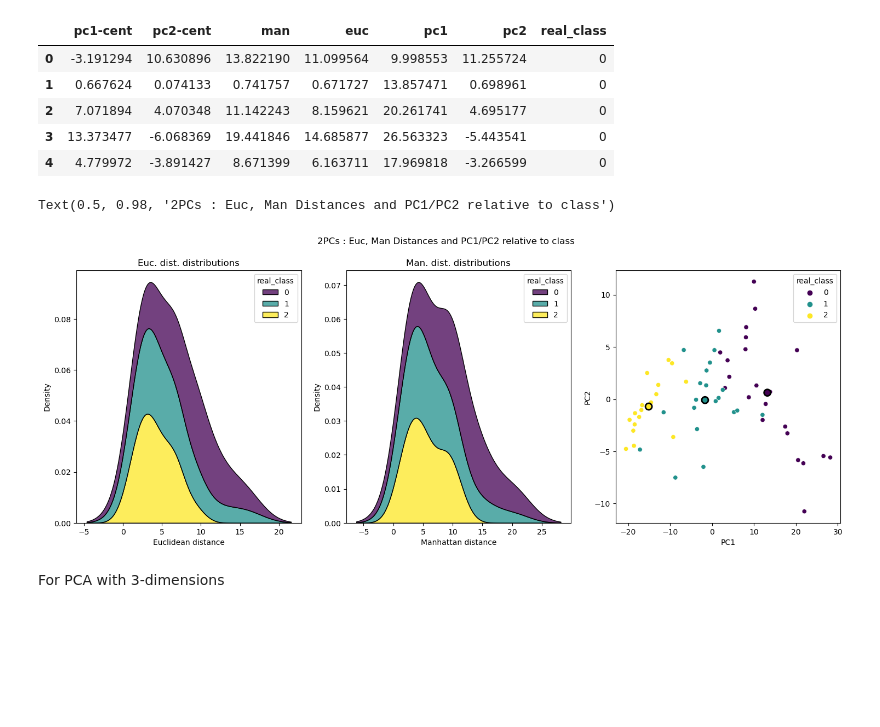
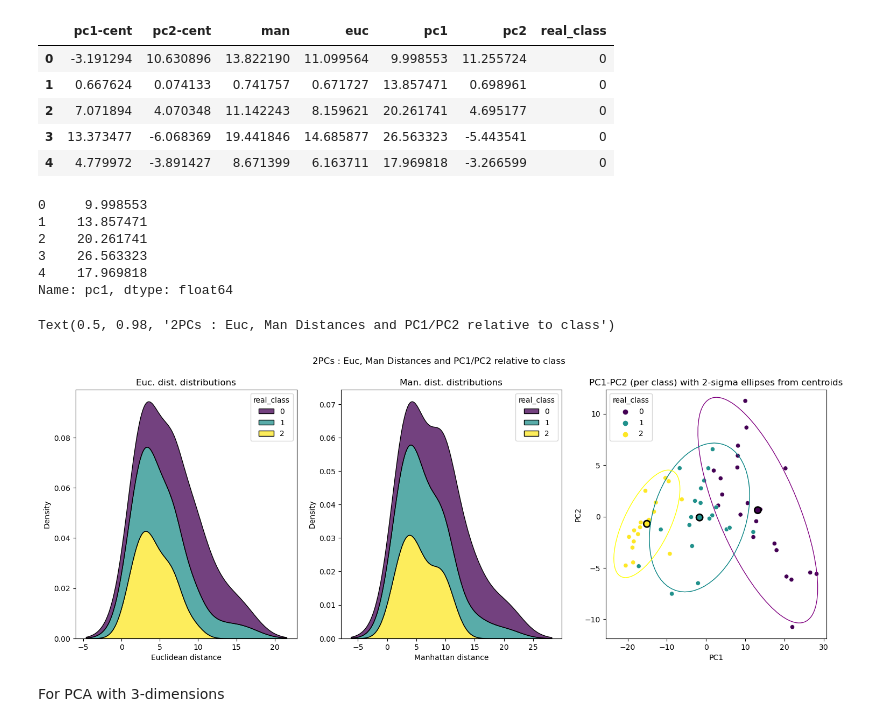
Before and after one commit to simlal/data-mining-assignments_bin710, a Jupyter notebook: dev1/tp1.ipynb, the cells around one changed output. Drawn from its saved outputs; the diff is of its cells as text; code cells hidden in the pictures; blank space fills up the shorter version.

```diff
--- a/dev1/tp1.ipynb
+++ b/dev1/tp1.ipynb
@@ -339,20 +396,34 @@ pca2c_dist.head()
+# %%
+# Extracting PCs per class for confidence ellipses
+pca2c_dist[pca2c_dist["real_class"] == 0]["pc1"].head()
+# %% [output]
+0     9.998553
+1    13.857471
+2    20.261741
+3    26.563323
+4    17.969818
+Name: pc1, dtype: float64
 # %%
 fig, axes = plt.subplots(1, 3, figsize=(18,6))
 
 sns.kdeplot(data=pca2c_dist, x="euc", hue="real_class", multiple="stack", palette="viridis", ax=axes[0])
 axes[0].set_xlabel("Euclidean distance")
 axes[0].set_title("Euc. dist. distributions")
 sns.kdeplot(data=pca2c_dist, x="man", hue="real_class", multiple="stack", palette="viridis", ax=axes[1])
 axes[1].set_xlabel("Manhattan distance")
 axes[1].set_title("Man. dist. distributions")
 sns.scatterplot(data=pca2c_dist, x="pc1", y="pc2", hue="real_class", palette="viridis", ax=axes[2])
 sns.scatterplot(data=pca2c_centroids, x="pc1", y="pc2", hue="real_class", marker="o", linewidth=2, edgecolor="k", s=75, palette="viridis", legend=False, ax=axes[2])
+confidence_ellipse(pca2c_dist[pca2c_dist["real_class"] == 0]["pc1"], pca2c_dist[pca2c_dist["real_class"] == 0]["pc2"], axes[2], edgecolor="purple")
+confidence_ellipse(pca2c_dist[pca2c_dist["real_class"] == 1]["pc1"], pca2c_dist[pca2c_dist["real_class"] == 1]["pc2"], axes[2], edgecolor="teal")
+confidence_ellipse(pca2c_dist[pca2c_dist["real_class"] == 2]["pc1"], pca2c_dist[pca2c_dist["real_class"] == 2]["pc2"], axes[2], edgecolor="yellow")
 axes[2].set_xlabel("PC1")
 axes[2].set_ylabel("PC2")
+axes[2].set_title("PC1-PC2 (per class) with 2-sigma ellipses from centroids")
 fig.suptitle("2PCs : Euc, Man Distances and PC1/PC2 relative to class")
 # %% [output]
 Text(0.5, 0.98, '2PCs : Euc, Man Distances and PC1/PC2 relative to class')
-[figure, old version]
+[figure, new version]
 # %% [markdown]
 For PCA with 3-dimensions
 # %%
```
Also changed, not shown: parts of 34 cells of this notebook.
